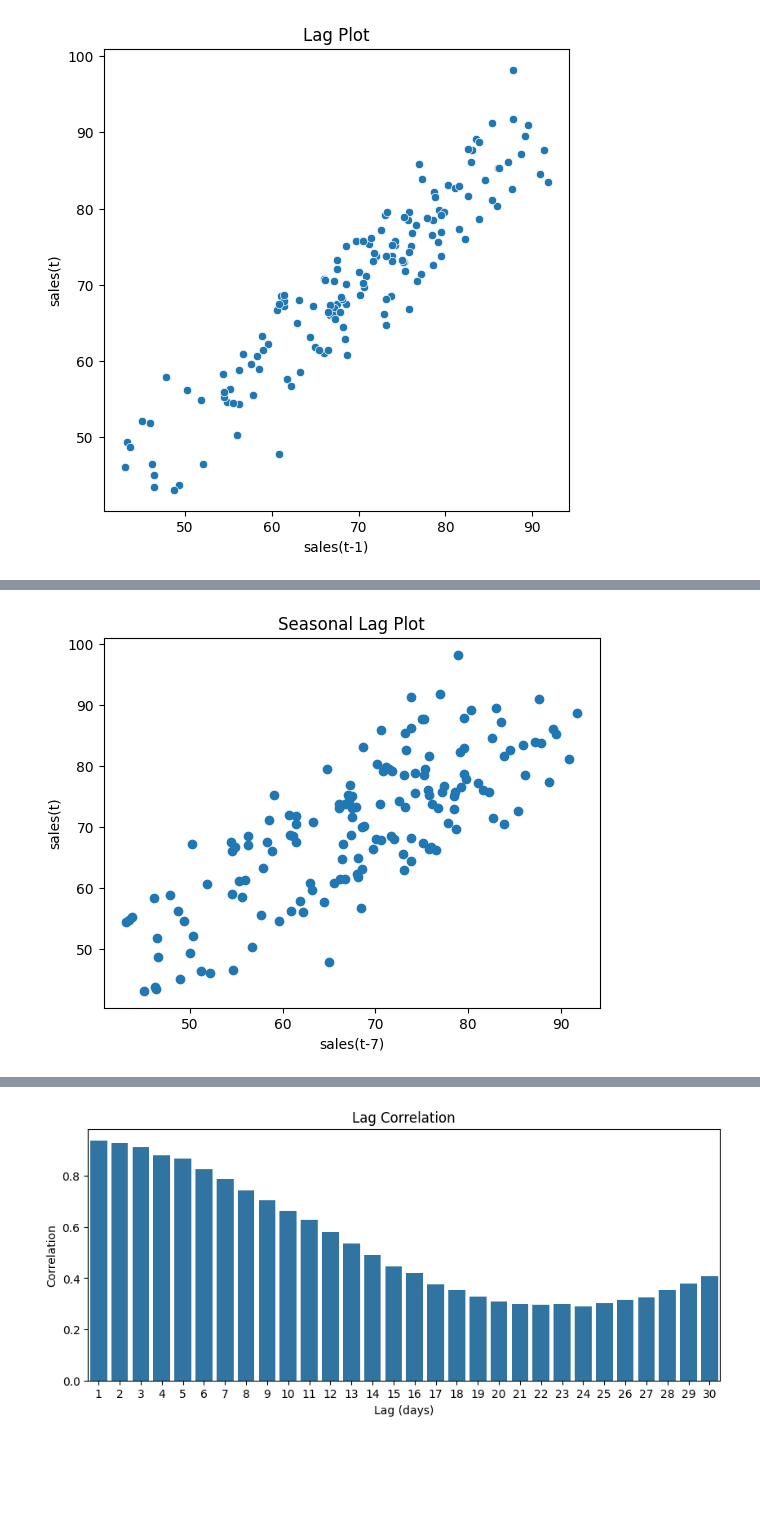
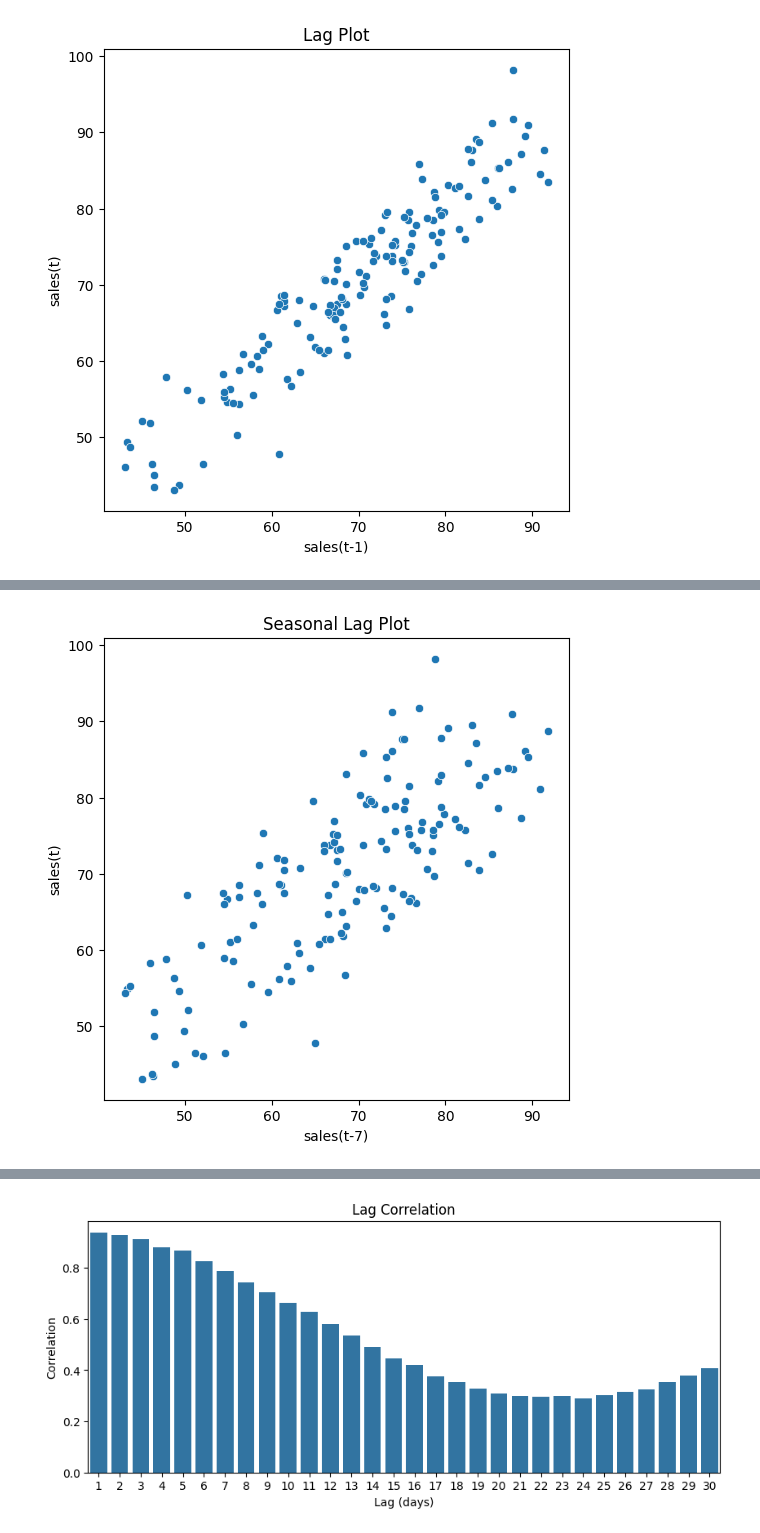
Before and after one commit to K-Tanaka8/time_series_eda_demand_forecast, a Jupyter notebook: time_series_eda_sample.ipynb, the cells around one changed output, grey strips where cells are left out. Saved outputs shown, nothing was run; the diff lists cells and outputs as text; code cells hidden in the pictures; blank space fills up the shorter version.

```diff
--- a/time_series_eda_sample.ipynb
+++ b/time_series_eda_sample.ipynb
@@ -207,14 +247,23 @@ plt.show()
 # %%
 # 11　季節ラグ分析
 df["lag7"] = df["sales"].shift(7)
+
 lag_df = df.dropna()
-plt.scatter(lag_df["lag7"], lag_df["sales"])
 
-plt.xlabel("sales(t-7)")
-plt.ylabel("sales(t)")
+fig, ax = plt.subplots(figsize=(6,6))
 
-plt.title("Seasonal Lag Plot")
+sns.scatterplot(
+    x="lag7",
+    y="sales",
+    data=lag_df,
+    ax=ax
+)
+
+ax.set_xlabel("sales(t-7)")
+ax.set_ylabel("sales(t)")
+
+ax.set_title("Seasonal Lag Plot")
 
 plt.show()
 # %% [output]
-[figure, old version]
+[figure, new version]
```
Also changed, not shown: parts of 26 cells of this notebook.
